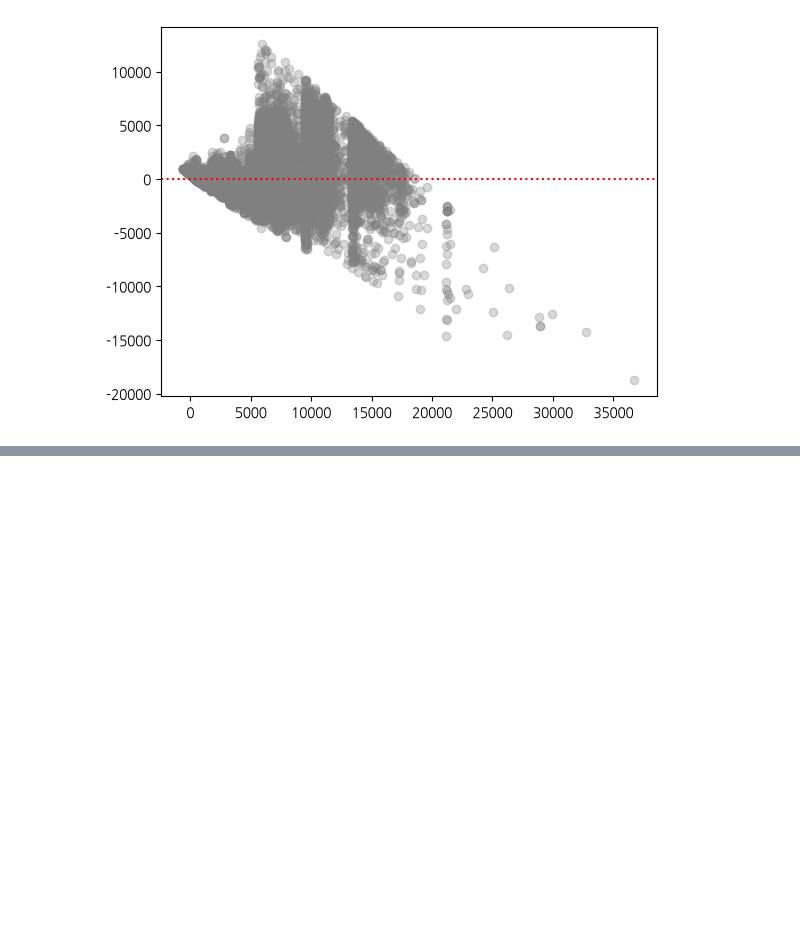
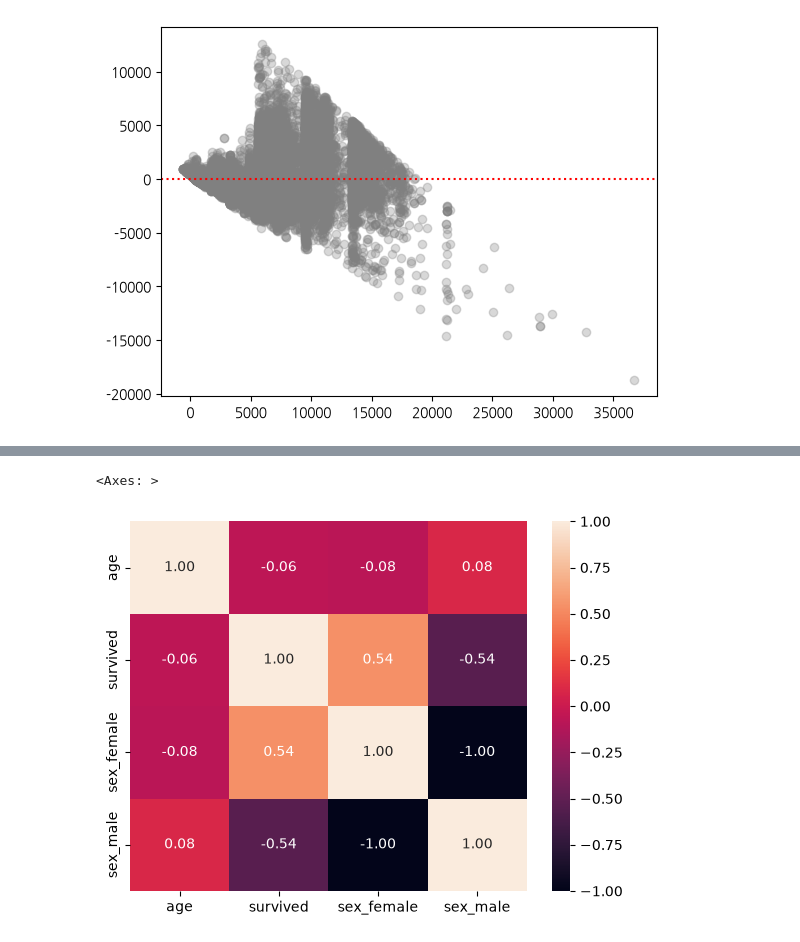
Before and after one commit to heavyrainseo/deeplearning, a Jupyter notebook: test.ipynb, the cells around one changed output, grey strips where cells are left out. Drawn from its saved outputs; the diff is of its cells as text; code cells hidden in the pictures; blank space fills up the shorter version.

```diff
--- a/test.ipynb
+++ b/test.ipynb
@@ -135,0 +143,3 @@ plt.axhline(0, color='red', linestyle='dotted')
+# %%
+tt = sns.load_dataset('titanic')
+tt.info()
@@ -135,0 +164,3 @@ plt.axhline(0, color='red', linestyle='dotted')
+# %%
+tt.age = tt.age.fillna(tt.age.median())
+tt.info()
@@ -135,0 +185,4 @@ plt.axhline(0, color='red', linestyle='dotted')
+# %%
+df = tt[['sex','age','survived']].copy()
+df = pd.get_dummies(df, columns=['sex'], dtype=int)
+df.head()
@@ -135,0 +196,5 @@ plt.axhline(0, color='red', linestyle='dotted')
+# %%
+sns.heatmap(df.corr(), annot=True, fmt='.2f')
+# %% [output]
+<Axes: >
+[figure, added]
```
Also changed, not shown: parts of 12 cells of this notebook.
